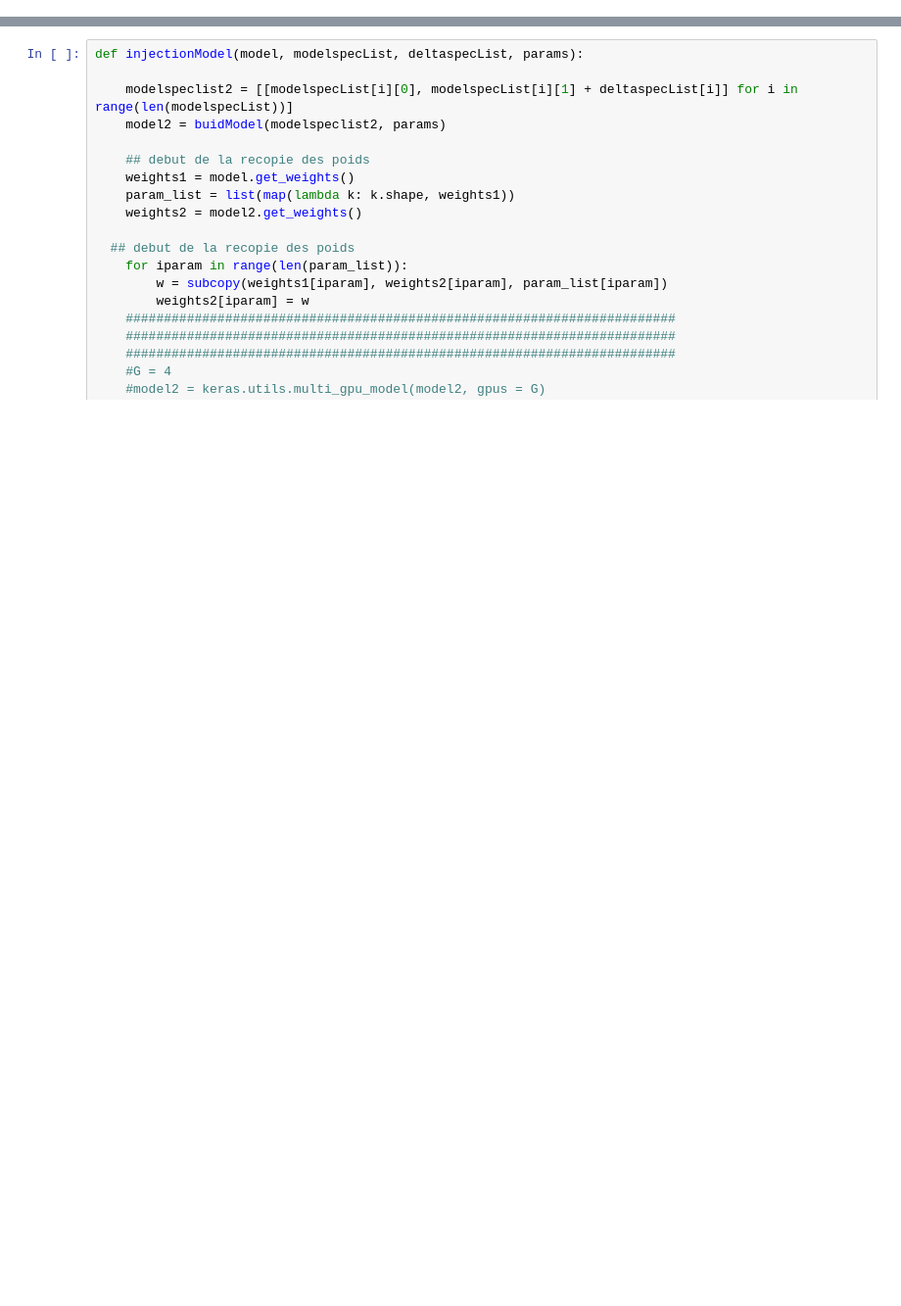
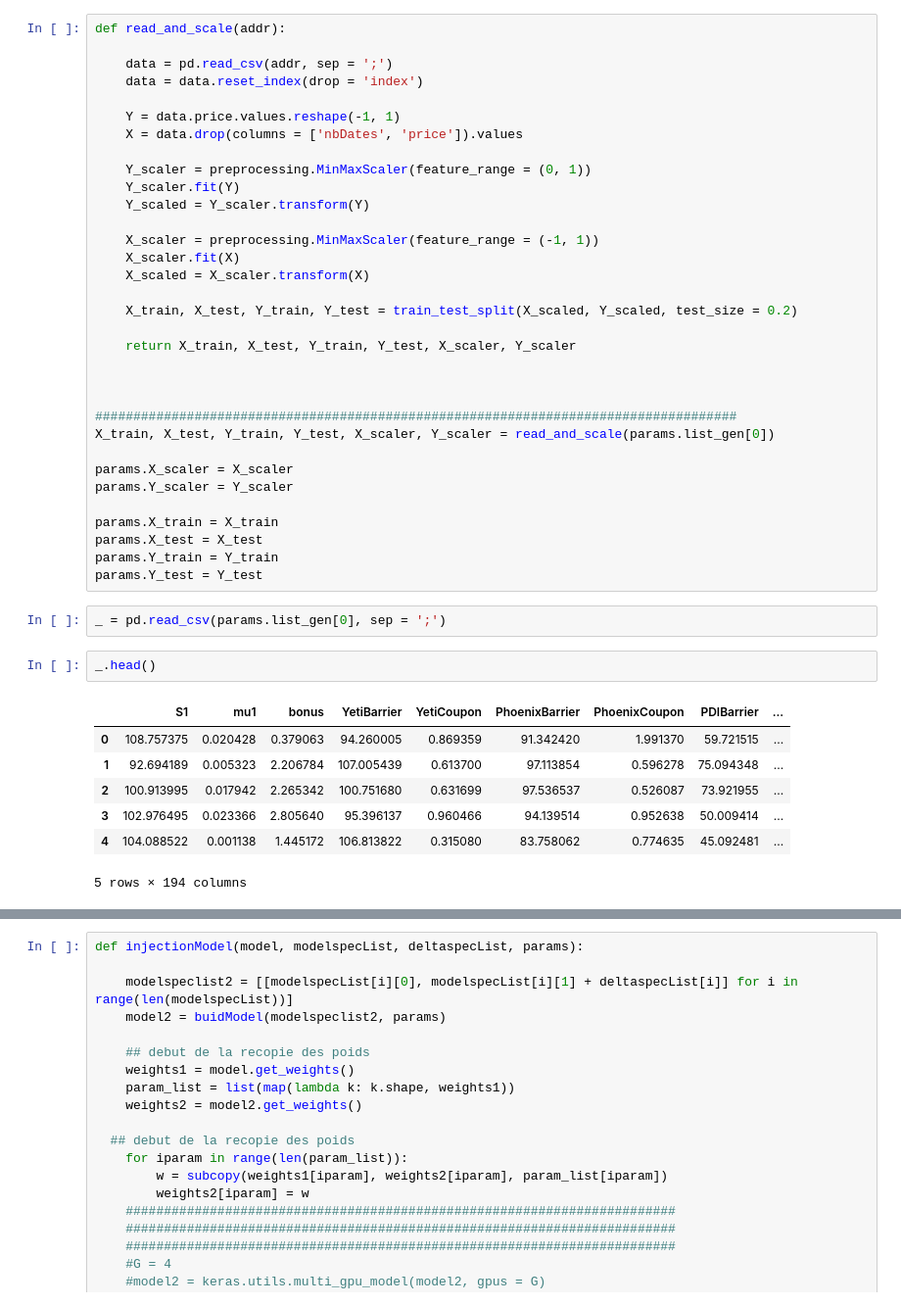
Before and after one commit to emergix/POC_Netap_Nvidia, a Jupyter notebook: ServerVersion.ipynb, the cells around one changed output, grey strips where cells are left out. Shown at 98% size. Saved outputs shown, nothing was run; the diff lists cells and outputs as text; blank space fills up the shorter version.

```diff
--- a/ServerVersion.ipynb
+++ b/ServerVersion.ipynb
@@ -174,3 +139,48 @@ Using TensorFlow backend.
+# %%
+def read_and_scale(addr):
+
+    data = pd.read_csv(addr, sep = ';')
+    data = data.reset_index(drop = 'index')
+
+    Y = data.price.values.reshape(-1, 1)
+    X = data.drop(columns = ['nbDates', 'price']).values
+
+    Y_scaler = preprocessing.MinMaxScaler(feature_range = (0, 1))
+    Y_scaler.fit(Y)
+    Y_scaled = Y_scaler.transform(Y)
+
+    X_scaler = preprocessing.MinMaxScaler(feature_range = (-1, 1))
+    X_scaler.fit(X)
+    X_scaled = X_scaler.transform(X)
+
+    X_train, X_test, Y_train, Y_test = train_test_split(X_scaled, Y_scaled, test_size = 0.2)
+
+    return X_train, X_test, Y_train, Y_test, X_scaler, Y_scaler
+
+
+
+####################################################################################
+X_train, X_test, Y_train, Y_test, X_scaler, Y_scaler = read_and_scale(params.list_gen[0])
+
+params.X_scaler = X_scaler
+params.Y_scaler = Y_scaler
+
+params.X_train = X_train
+params.X_test = X_test
+params.Y_train = Y_train
+params.Y_test = Y_test
+# %%
+_ = pd.read_csv(params.list_gen[0], sep = ';')
+# %%
+_.head()
+# %% [output]
+|  | S1 | mu1 | bonus | YetiBarrier | YetiCoupon | PhoenixBarrier | PhoenixCoupon | PDIBarrier | ... |
+| 0 | 108.757375 | 0.020428 | 0.379063 | 94.260005 | 0.869359 | 91.342420 | 1.991370 | 59.721515 | ... |
+| 1 | 92.694189 | 0.005323 | 2.206784 | 107.005439 | 0.613700 | 97.113854 | 0.596278 | 75.094348 | ... |
+| 2 | 100.913995 | 0.017942 | 2.265342 | 100.751680 | 0.631699 | 97.536537 | 0.526087 | 73.921955 | ... |
+| 3 | 102.976495 | 0.023366 | 2.805640 | 95.396137 | 0.960466 | 94.139514 | 0.952638 | 50.009414 | ... |
+| 4 | 104.088522 | 0.001138 | 1.445172 | 106.813822 | 0.315080 | 83.758062 | 0.774635 | 45.092481 | ... |
+5 rows × 194 columns
 # %%
 def InitialCalibration2(cnfigName, save = True):
 
```
Also changed, not shown: parts of 10 cells of this notebook.
